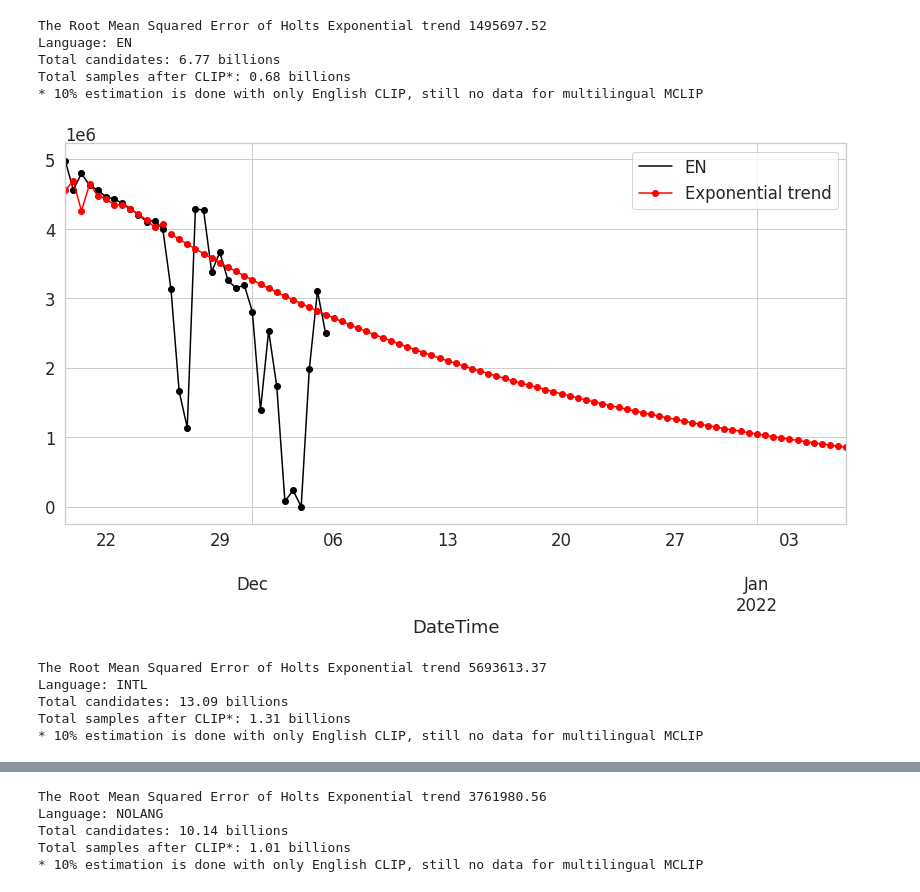
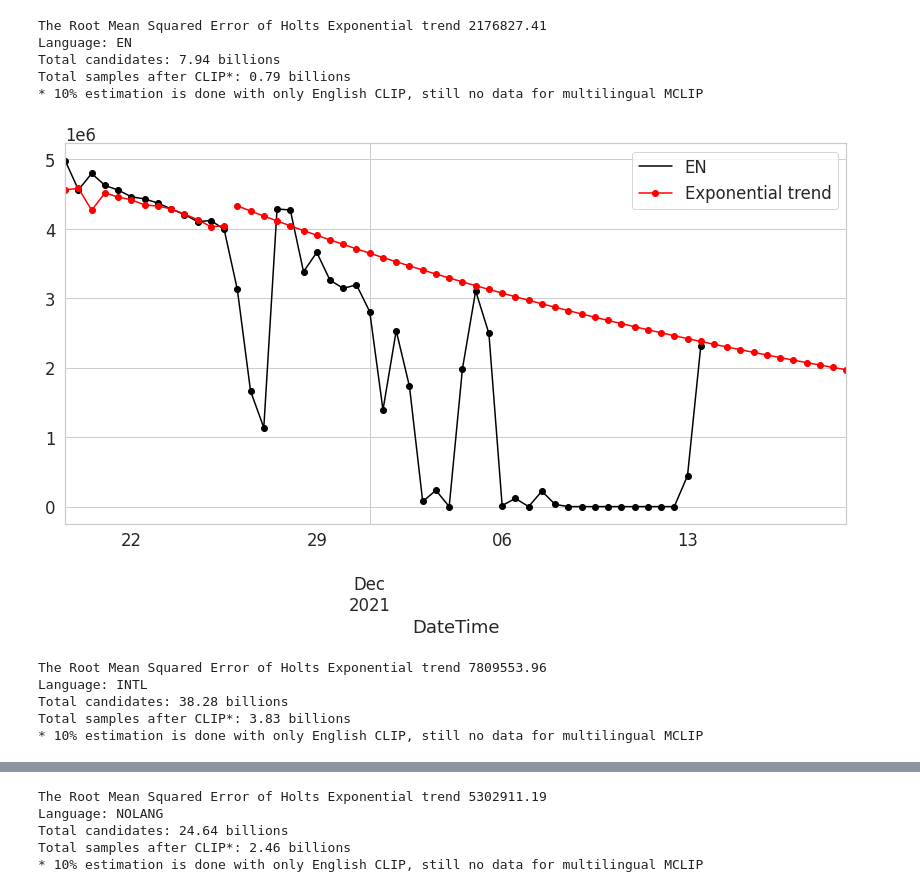
Before and after one commit to rvencu/crawlingathome-gpu-hcloud, a Jupyter notebook: helpers/predict_sizes.ipynb, the cells around one changed output, grey strips where cells are left out. Saved outputs shown, nothing was run; the diff lists cells and outputs as text; code cells hidden in the pictures.

```diff
--- a/helpers/predict_sizes.ipynb
+++ b/helpers/predict_sizes.ipynb
@@ -94,7 +94,7 @@ z.drop(z.tail(1).index,inplace=True)
 # %%
 y_to_train = z[:'2021-11-25T12:00'] # dataset to train
 y_to_val = z['2021-11-26':] # last X months for test
-predict_date = 4.2*(len(z) - len(z[:'2021-11-25T12:00'])) # the number of data points for the test set
+predict_date = 1.3*(len(z) - len(z[:'2021-11-25T12:00'])) # the number of data points for the test set
 # %%
 from statsmodels.tsa.api import Holt
 
@@ -102,7 +102,7 @@ def holt(y,y_to_train,y_to_test,smoothing_level,smoothing_slope, predict_date, c
     y[colname].plot(marker='o', color='black', legend=True, figsize=(14, 7))
 
     fit2 = Holt(y_to_train[colname], exponential=True).fit(smoothing_level, smoothing_slope, optimized=False)
-    fcast2 = fit2.forecast(predict_date).rename("Exponential trend")
+    fcast2 = fit2.forecast(predict_date).rename("Exponential trend")*1.1
     mse2 = ((fcast2 - y_to_test[colname]) ** 2).mean()
     print('The Root Mean Squared Error of Holt''s Exponential trend {}'.format(round(np.sqrt(mse2), 2)))
 
@@ -111,24 +111,24 @@ def holt(y,y_to_train,y_to_test,smoothing_level,smoothing_slope, predict_date, c
 
     # because data is sampled as 1/40 ratio, we multiply the total with 40 below
     print(f"Language: {colname}")
-    print(f"Total candidates: {round(int(fcast2.sum()*40)/1000000000, 2)} billions")
-    print(f"Total samples after CLIP*: {round(int(fcast2.sum()*40)/10000000000,2)} billions")
+    print(f"Total candidates: {round(int(fcast2.sum()*40+y_to_train[colname].sum()*40)/1000000000, 2)} billions")
+    print(f"Total samples after CLIP*: {round(int(fcast2.sum()*40+y_to_train[colname].sum()*40)/10000000000,2)} billions")
     print("* 10% estimation is done with only English CLIP, still no data for multilingual MCLIP")
 
     plt.show()
 # %%
-holt(z, y_to_train,y_to_val,1.,0.3,predict_date,'EN')
-holt(z, y_to_train,y_to_val,1.,1.4,predict_date,'INTL')
-holt(z, y_to_train,y_to_val,1.,1.4,predict_date,'NOLANG')
+holt(z, y_to_train,y_to_val,.8,0.3,predict_date,'EN')
+holt(z, y_to_train,y_to_val,0.6,1.,predict_date,'INTL')
+holt(z, y_to_train,y_to_val,0.6,1.,predict_date,'NOLANG')
 # %% [output]
-The Root Mean Squared Error of Holts Exponential trend 1495697.52
+The Root Mean Squared Error of Holts Exponential trend 2176827.41
 Language: EN
-Total candidates: 6.77 billions
-Total samples after CLIP*: 0.68 billions
+Total candidates: 7.94 billions
+Total samples after CLIP*: 0.79 billions
 * 10% estimation is done with only English CLIP, still no data for multilingual MCLIP
-[figure, old version]
+[figure, new version]
-The Root Mean Squared Error of Holts Exponential trend 5693613.37
+The Root Mean Squared Error of Holts Exponential trend 7809553.96
 Language: INTL
-Total candidates: 13.09 billions
-Total samples after CLIP*: 1.31 billions
+Total candidates: 38.28 billions
+Total samples after CLIP*: 3.83 billions
 * 10% estimation is done with only English CLIP, still no data for multilingual MCLIP
@@ -136,5 +136,5 @@ Total samples after CLIP*: 1.31 billions
-The Root Mean Squared Error of Holts Exponential trend 3761980.56
+The Root Mean Squared Error of Holts Exponential trend 5302911.19
 Language: NOLANG
-Total candidates: 10.14 billions
-Total samples after CLIP*: 1.01 billions
+Total candidates: 24.64 billions
+Total samples after CLIP*: 2.46 billions
 * 10% estimation is done with only English CLIP, still no data for multilingual MCLIP
```
Also changed, not shown: parts of 2 cells of this notebook, 3 other files.
